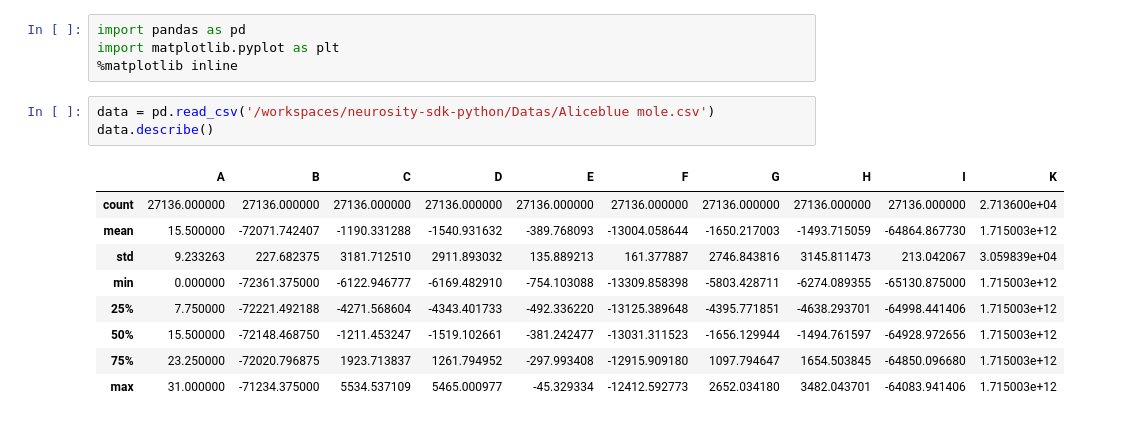
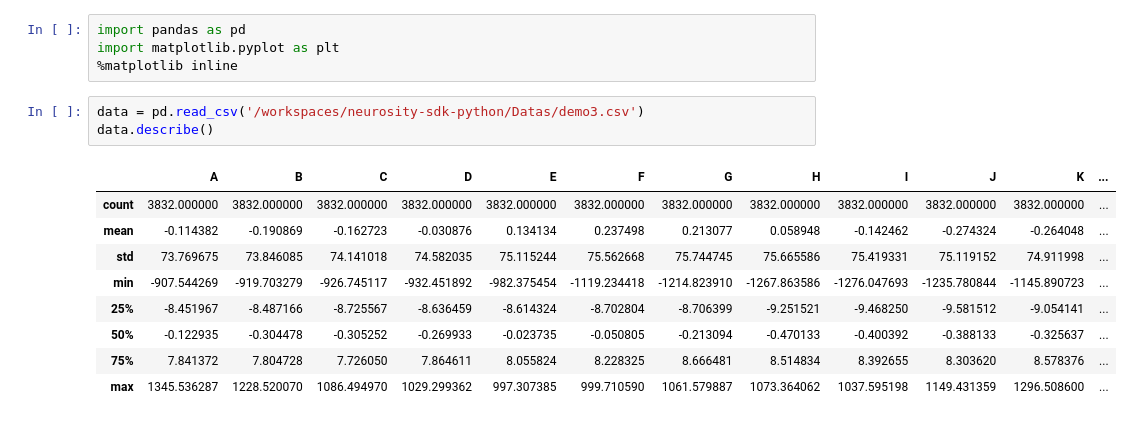
Before and after one commit to akt1215/neurosity-sdk-python, a Jupyter notebook: Code/data_analysis.ipynb, the cells around one changed output. Saved outputs shown, nothing was run; the diff lists cells and outputs as text.

```diff
--- a/Code/data_analysis.ipynb
+++ b/Code/data_analysis.ipynb
@@ -3,15 +3,15 @@ import pandas as pd
 import matplotlib.pyplot as plt
 %matplotlib inline
 # %%
-data = pd.read_csv('/workspaces/neurosity-sdk-python/Datas/Aliceblue mole.csv')
+data = pd.read_csv('/workspaces/neurosity-sdk-python/Datas/demo3.csv')
 data.describe()
 # %% [output]
-|  | A | B | C | D | E | F | G | H | I | K |
-| count | 27136.000000 | 27136.000000 | 27136.000000 | 27136.000000 | 27136.000000 | 27136.000000 | 27136.000000 | 27136.000000 | 27136.000000 | 2.713600e+04 |
-| mean | 15.500000 | -72071.742407 | -1190.331288 | -1540.931632 | -389.768093 | -13004.058644 | -1650.217003 | -1493.715059 | -64864.867730 | 1.715003e+12 |
-| std | 9.233263 | 227.682375 | 3181.712510 | 2911.893032 | 135.889213 | 161.377887 | 2746.843816 | 3145.811473 | 213.042067 | 3.059839e+04 |
-| min | 0.000000 | -72361.375000 | -6122.946777 | -6169.482910 | -754.103088 | -13309.858398 | -5803.428711 | -6274.089355 | -65130.875000 | 1.715003e+12 |
-| 25% | 7.750000 | -72221.492188 | -4271.568604 | -4343.401733 | -492.336220 | -13125.389648 | -4395.771851 | -4638.293701 | -64998.441406 | 1.715003e+12 |
-| 50% | 15.500000 | -72148.468750 | -1211.453247 | -1519.102661 | -381.242477 | -13031.311523 | -1656.129944 | -1494.761597 | -64928.972656 | 1.715003e+12 |
-| 75% | 23.250000 | -72020.796875 | 1923.713837 | 1261.794952 | -297.993408 | -12915.909180 | 1097.794647 | 1654.503845 | -64850.096680 | 1.715003e+12 |
-| max | 31.000000 | -71234.375000 | 5534.537109 | 5465.000977 | -45.329334 | -12412.592773 | 2652.034180 | 3482.043701 | -64083.941406 | 1.715003e+12 |
+|  | A | B | C | D | E | F | G | H | I | J | K | ... |
+| count | 3832.000000 | 3832.000000 | 3832.000000 | 3832.000000 | 3832.000000 | 3832.000000 | 3832.000000 | 3832.000000 | 3832.000000 | 3832.000000 | 3832.000000 | ... |
+| mean | -0.114382 | -0.190869 | -0.162723 | -0.030876 | 0.134134 | 0.237498 | 0.213077 | 0.058948 | -0.142462 | -0.274324 | -0.264048 | ... |
+| std | 73.769675 | 73.846085 | 74.141018 | 74.582035 | 75.115244 | 75.562668 | 75.744745 | 75.665586 | 75.419331 | 75.119152 | 74.911998 | ... |
+| min | -907.544269 | -919.703279 | -926.745117 | -932.451892 | -982.375454 | -1119.234418 | -1214.823910 | -1267.863586 | -1276.047693 | -1235.780844 | -1145.890723 | ... |
+| 25% | -8.451967 | -8.487166 | -8.725567 | -8.636459 | -8.614324 | -8.702804 | -8.706399 | -9.251521 | -9.468250 | -9.581512 | -9.054141 | ... |
+| 50% | -0.122935 | -0.304478 | -0.305252 | -0.269933 | -0.023735 | -0.050805 | -0.213094 | -0.470133 | -0.400392 | -0.388133 | -0.325637 | ... |
+| 75% | 7.841372 | 7.804728 | 7.726050 | 7.864611 | 8.055824 | 8.228325 | 8.666481 | 8.514834 | 8.392655 | 8.303620 | 8.578376 | ... |
+| max | 1345.536287 | 1228.520070 | 1086.494970 | 1029.299362 | 997.307385 | 999.710590 | 1061.579887 | 1073.364062 | 1037.595198 | 1149.431359 | 1296.508600 | ... |
```
Also changed, not shown: parts of 2 cells of this notebook, 6 other files.
